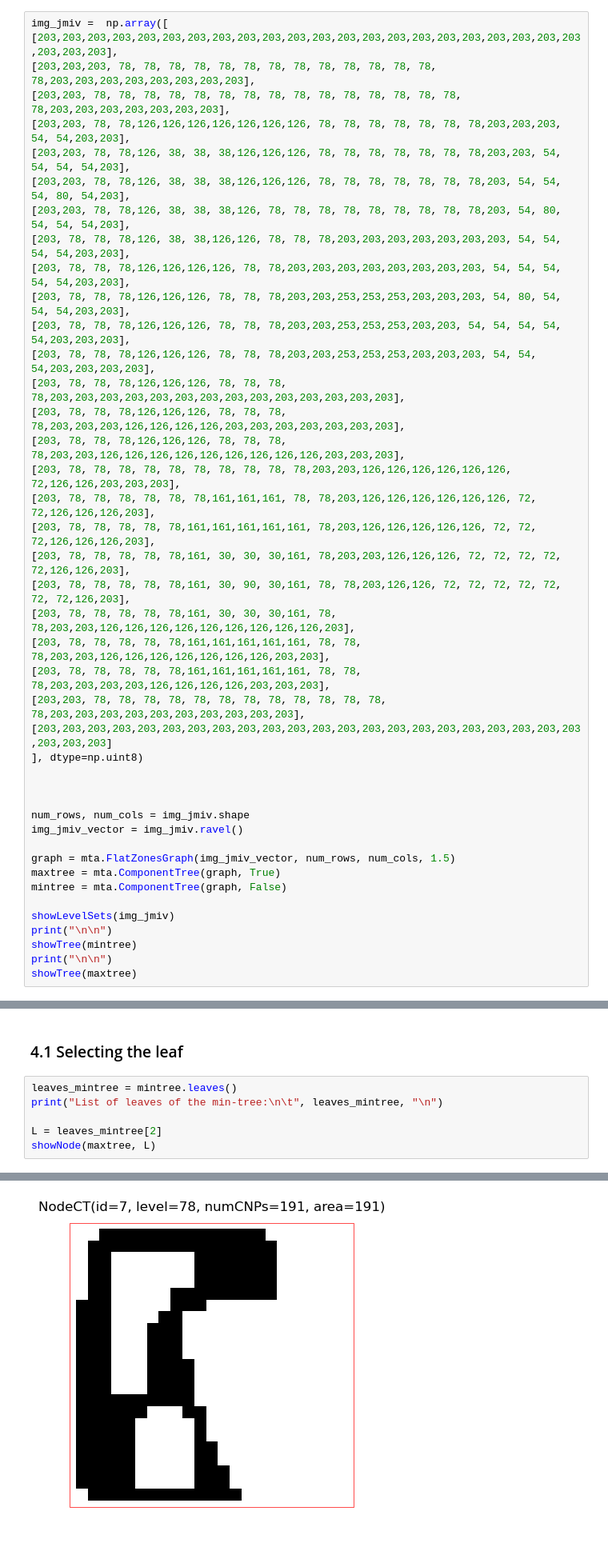
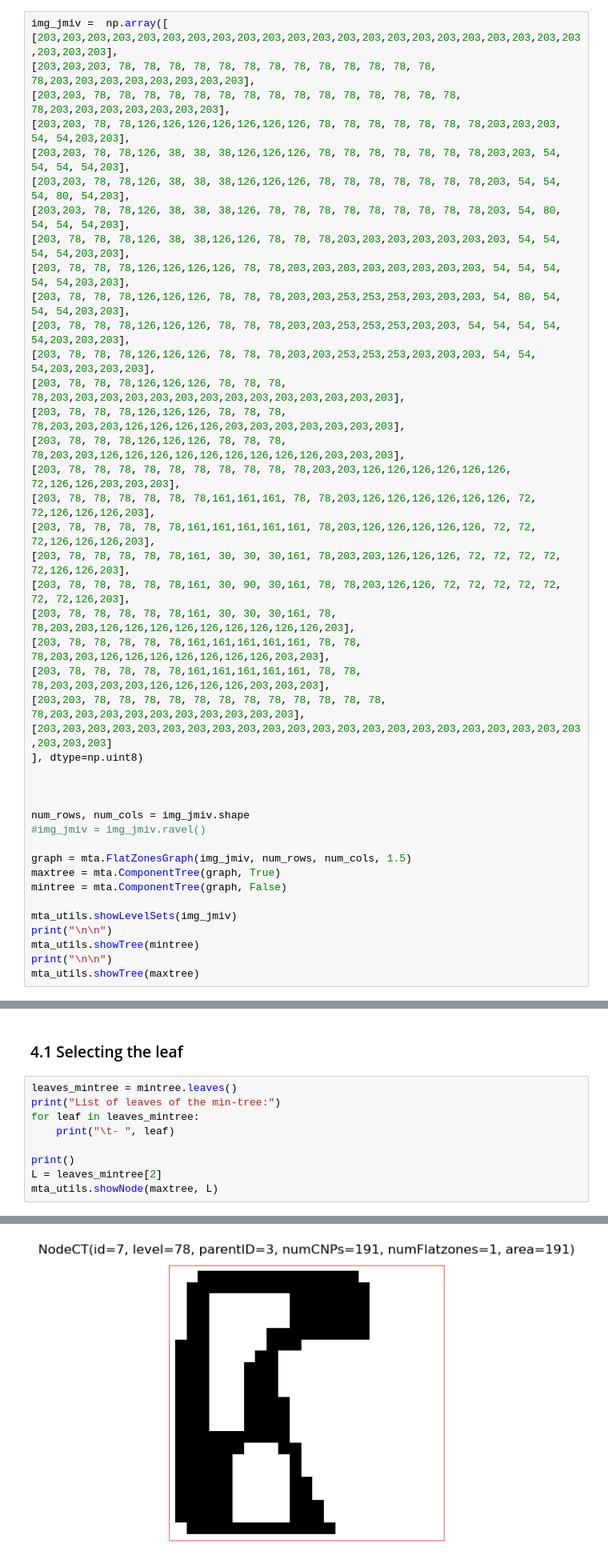
Before and after one commit to wonderalexandre/MorphoTreeAdjust, a Jupyter notebook: notebooks/morphoTreeAdjust_example_leaf.ipynb, the cells around one changed output, grey strips where cells are left out. Shown at 80% size. Cells and saved outputs as stored; diff of their text form; blank space fills up the shorter version.

```diff
--- a/notebooks/morphoTreeAdjust_example_leaf.ipynb
+++ b/notebooks/morphoTreeAdjust_example_leaf.ipynb
@@ -238,15 +64,15 @@ img_jmiv =  np.array([
 
 
 num_rows, num_cols = img_jmiv.shape
-img_jmiv_vector = img_jmiv.ravel()
+#img_jmiv = img_jmiv.ravel()
 
-graph = mta.FlatZonesGraph(img_jmiv_vector, num_rows, num_cols, 1.5)
+graph = mta.FlatZonesGraph(img_jmiv, num_rows, num_cols, 1.5)
 maxtree = mta.ComponentTree(graph, True)
 mintree = mta.ComponentTree(graph, False)
 
-showLevelSets(img_jmiv)
+mta_utils.showLevelSets(img_jmiv)
 print("\n\n")
-showTree(mintree)
+mta_utils.showTree(mintree)
 print("\n\n")
-showTree(maxtree)
+mta_utils.showTree(maxtree)
 # %% [output]
@@ -293,9 +115,12 @@ Each node is represented by <index>: <gray level>: <area>
 ### 4.1 Selecting the leaf
 # %%
 leaves_mintree = mintree.leaves()
-print("List of leaves of the min-tree:\n\t", leaves_mintree, "\n")
+print("List of leaves of the min-tree:")
+for leaf in leaves_mintree:
+    print("\t- ", leaf)
 
+print()
 L = leaves_mintree[2]
-showNode(maxtree, L)
+mta_utils.showNode(maxtree, L)
 # %% [output]
 List of leaves of the min-tree:
@@ -303 +132 @@ List of leaves of the min-tree:
-[figure, old version]
+[figure, new version]
```
Also changed, not shown: parts of 14 cells of this notebook, 31 other files.
